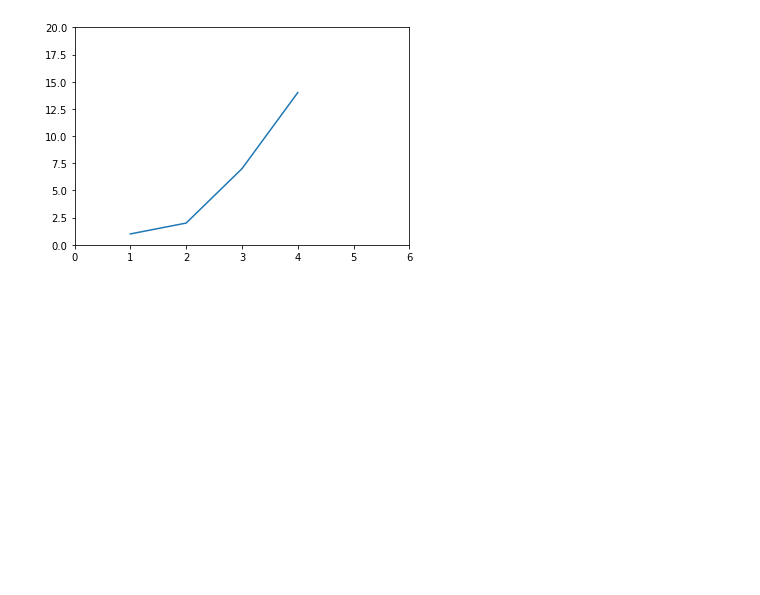
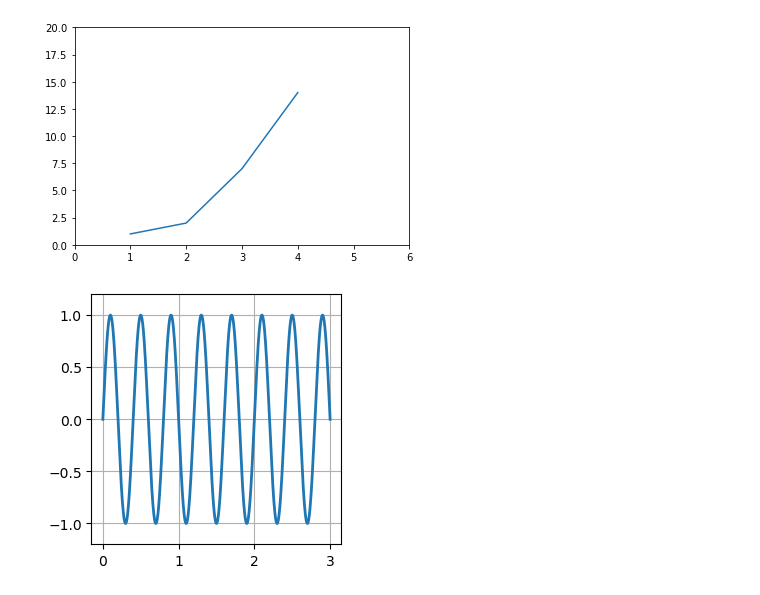
Before and after one commit to sj43/COMP576, a Jupyter notebook: plot.ipynb, the cells around one changed output. Cells and saved outputs as stored; diff of their text form; code cells hidden in the pictures; blank space fills up the shorter version.

Commit message:
new plot generated

```diff
--- a/plot.ipynb
+++ b/plot.ipynb
@@ -5,3 +6,20 @@ plt.axis([0, 6, 0, 20])
 plt.show()
 # %% [output]
 [figure]
+# %%
+import numpy as np
+
+matplotlib.use('Agg')
+
+
+fig = plt.figure(figsize=(5, 5), dpi=100)
+axes = fig.add_axes([0.01, 0.01, .50, 0.50])
+X = np.linspace(0, 3, 1000)
+Y = np.sin(5*np.pi*X)
+plt.plot(X, Y, lw=2)
+plt.ylim(-1.2, 1.2)
+plt.grid()
+
+plt.show()
+# %% [output]
+[figure, added]
```
Also changed, not shown: parts of 1 cell of this notebook.
